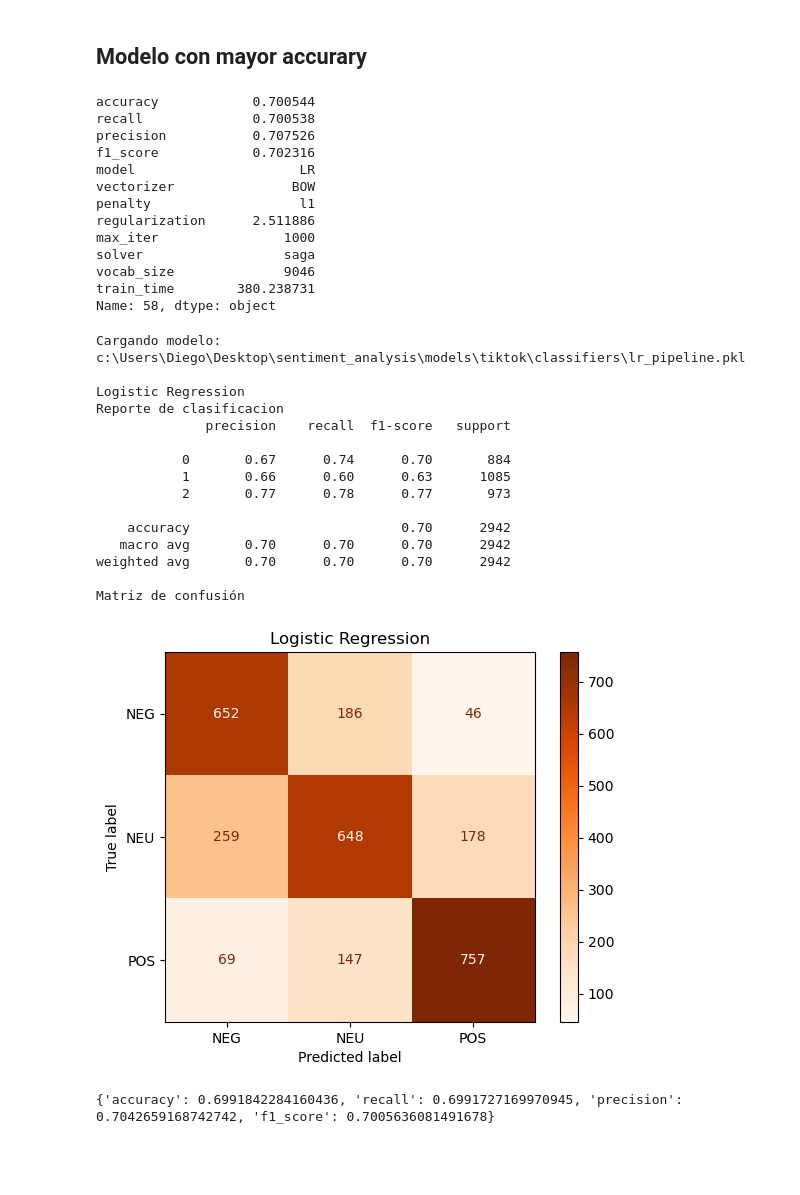
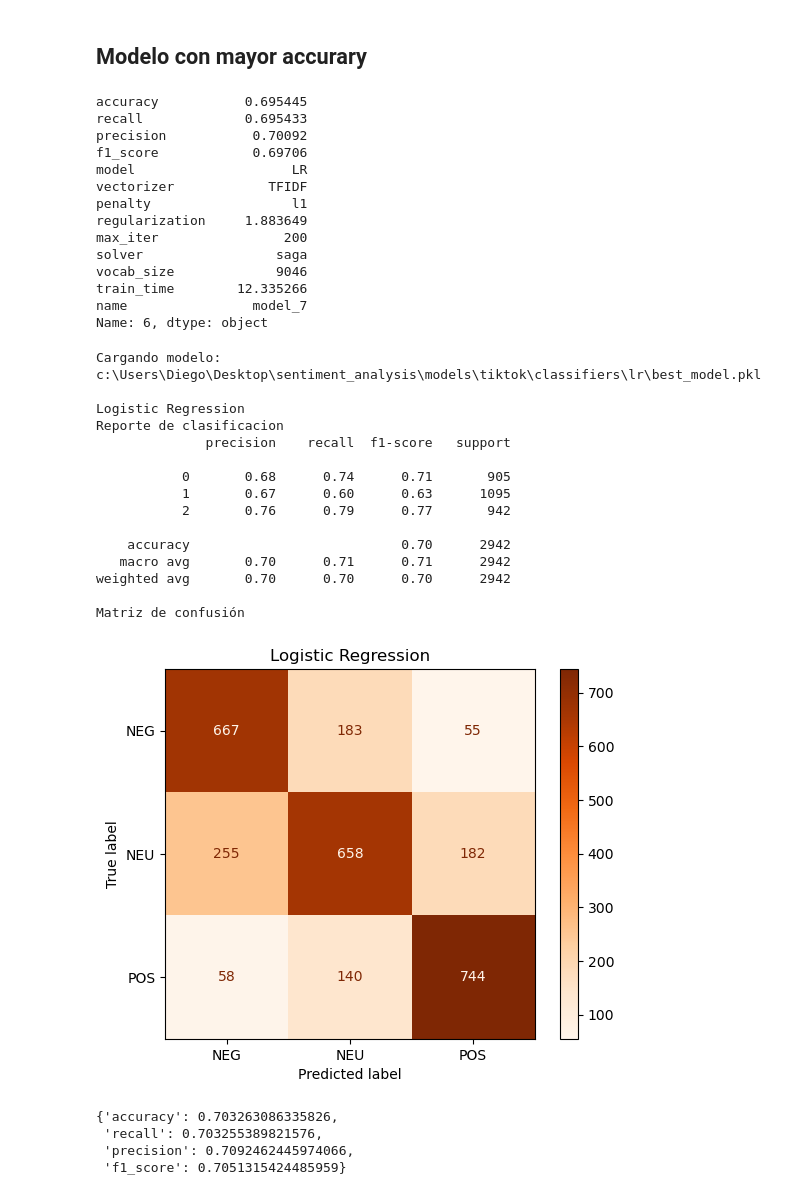
Before and after one commit to diegourielvr/sentiment_analysis, a Jupyter notebook: notebooks/tiktok/04_LR_tiktok.ipynb, the cells around one changed output. Cells and saved outputs as stored; diff of their text form; code cells hidden in the pictures; blank space fills up the shorter version.

Commit message:
refactor lr tiktok + twitter

```diff
--- a/notebooks/tiktok/04_LR_tiktok.ipynb
+++ b/notebooks/tiktok/04_LR_tiktok.ipynb
@@ -122,49 +115,52 @@ for vectorizer in list_vectorizers:
 # %% [markdown]
 ## Modelo con mayor accurary
 # %%
-from constants.constants_tiktok import TIKTOK_LR_METRICS_PATH, LR_PIPELINE_PATH
 # Seleccionar los hiperparámetros que generan mayor accuracy
-df_metrics = pd.read_csv(TIKTOK_LR_METRICS_PATH)
+df_metrics = pd.read_csv(LR_METRICS_PATH)
 
 best_acc = df_metrics.loc[df_metrics['accuracy'].idxmax()]
 print(best_acc)
 # %% [output]
-accuracy            0.700544
-recall              0.700538
-precision           0.707526
-f1_score            0.702316
-model                     LR
-vectorizer               BOW
-penalty                   l1
-regularization      2.511886
-max_iter                1000
-solver                  saga
-vocab_size              9046
-train_time        380.238731
-Name: 58, dtype: object
+accuracy           0.695445
+recall             0.695433
+precision           0.70092
+f1_score            0.69706
+model                    LR
+vectorizer            TFIDF
+penalty                  l1
+regularization     1.883649
+max_iter                200
+solver                 saga
+vocab_size             9046
+train_time        12.335266
+name                model_7
+Name: 6, dtype: object
 # %%
 from src.trainers.utils import load_model
 from src.trainers.utils import evaluate_model
 
 # Evaluar modelo con datos de prueba
-pipeline = load_model(LR_PIPELINE_PATH)
+pipeline = load_model(os.path.join(LR_MODEL_DIR, "best_model.pkl"))
 metrics = evaluate_model(pipeline, dataset_test, title="Logistic Regression")
-print(metrics)
+display(metrics)
 # %% [output]
-Cargando modelo: c:\Users\Diego\Desktop\sentiment_analysis\models\tiktok\classifiers\lr_pipeline.pkl
+Cargando modelo: c:\Users\Diego\Desktop\sentiment_analysis\models\tiktok\classifiers\lr\best_model.pkl
 
 Logistic Regression
 Reporte de clasificacion
               precision    recall  f1-score   support
 
-           0       0.67      0.74      0.70       884
-           1       0.66      0.60      0.63      1085
-           2       0.77      0.78      0.77       973
+           0       0.68      0.74      0.71       905
+           1       0.67      0.60      0.63      1095
+           2       0.76      0.79      0.77       942
 
     accuracy                           0.70      2942
-   macro avg       0.70      0.70      0.70      2942
+   macro avg       0.70      0.71      0.71      2942
 weighted avg       0.70      0.70      0.70      2942
 
 Matriz de confusión
-[figure, old version]
+[figure, new version]
-{'accuracy': 0.6991842284160436, 'recall': 0.6991727169970945, 'precision': 0.7042659168742742, 'f1_score': 0.7005636081491678}
+{'accuracy': 0.703263086335826,
+ 'recall': 0.703255389821576,
+ 'precision': 0.7092462445974066,
+ 'f1_score': 0.7051315424485959}
```
Also changed, not shown: parts of 9 cells of this notebook, 1 other file.
